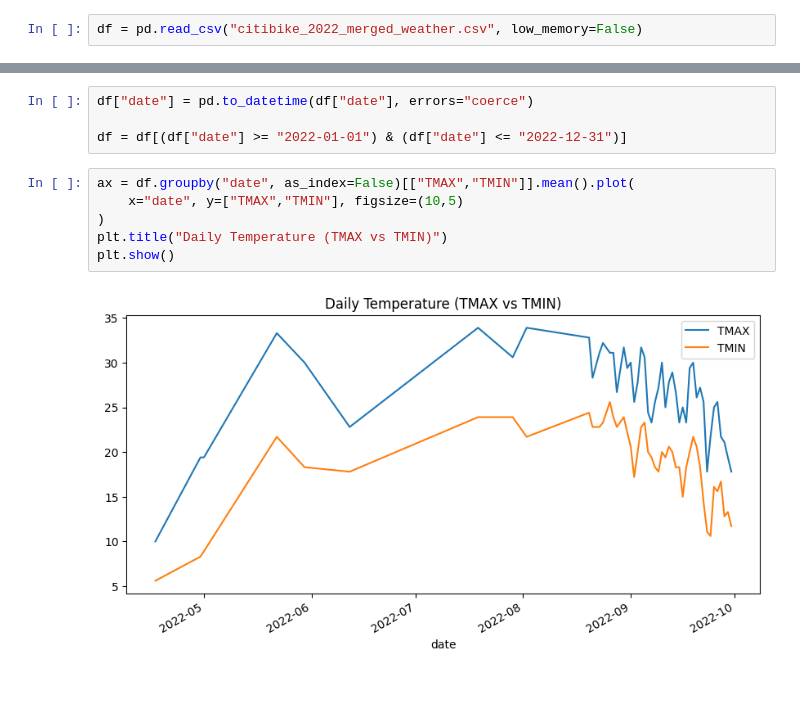
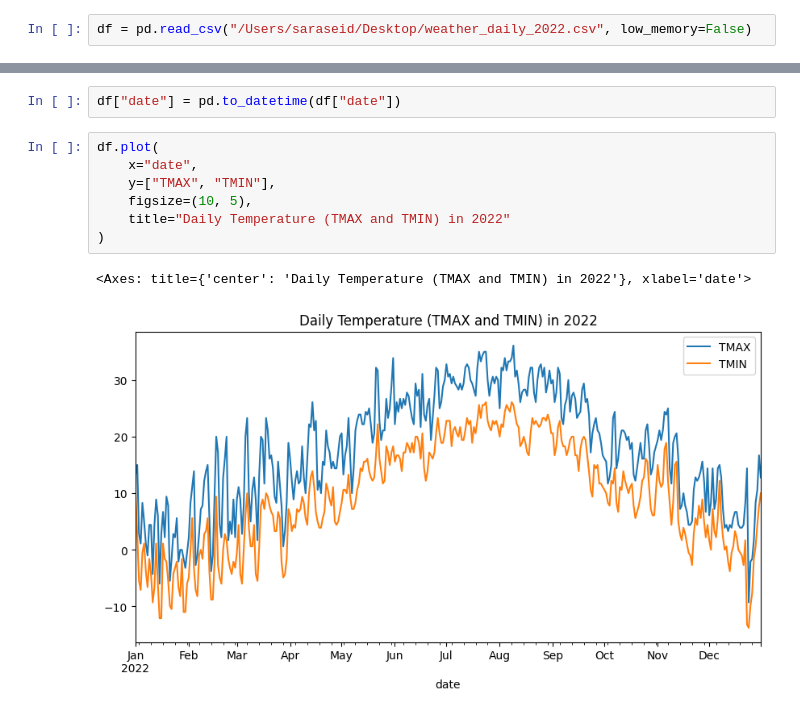
Before and after one commit to saraseid1/citibike-weather-project, a Jupyter notebook: exercise_2.33.ipynb, the cells around one changed output, grey strips where cells are left out. Cells and saved outputs as stored; diff of their text form; blank space fills up the shorter version.

```diff
--- a/exercise_2.33.ipynb
+++ b/exercise_2.33.ipynb
@@ -4,4 +3,4 @@ import pandas as pd
 import numpy as np
 import matplotlib.pyplot as plt
 # %%
-df = pd.read_csv("citibike_2022_merged_weather.csv", low_memory=False)
+df = pd.read_csv("/Users/saraseid/Desktop/weather_daily_2022.csv", low_memory=False)
@@ -8,12 +16,12 @@ df = pd.read_csv("citibike_2022_merged_weather.csv", low_memory=False)
 # %%
-df["date"] = pd.to_datetime(df["date"], errors="coerce")
-
-df = df[(df["date"] >= "2022-01-01") & (df["date"] <= "2022-12-31")]
+df["date"] = pd.to_datetime(df["date"])
 # %%
-ax = df.groupby("date", as_index=False)[["TMAX","TMIN"]].mean().plot(
-    x="date", y=["TMAX","TMIN"], figsize=(10,5)
+df.plot(
+    x="date",
+    y=["TMAX", "TMIN"],
+    figsize=(10, 5),
+    title="Daily Temperature (TMAX and TMIN) in 2022"
 )
-plt.title("Daily Temperature (TMAX vs TMIN)")
-plt.show()
 # %% [output]
+<Axes: title={'center': 'Daily Temperature (TMAX and TMIN) in 2022'}, xlabel='date'>
-[figure, old version]
+[figure, new version]
```
Also changed, not shown: parts of 13 cells of this notebook.
